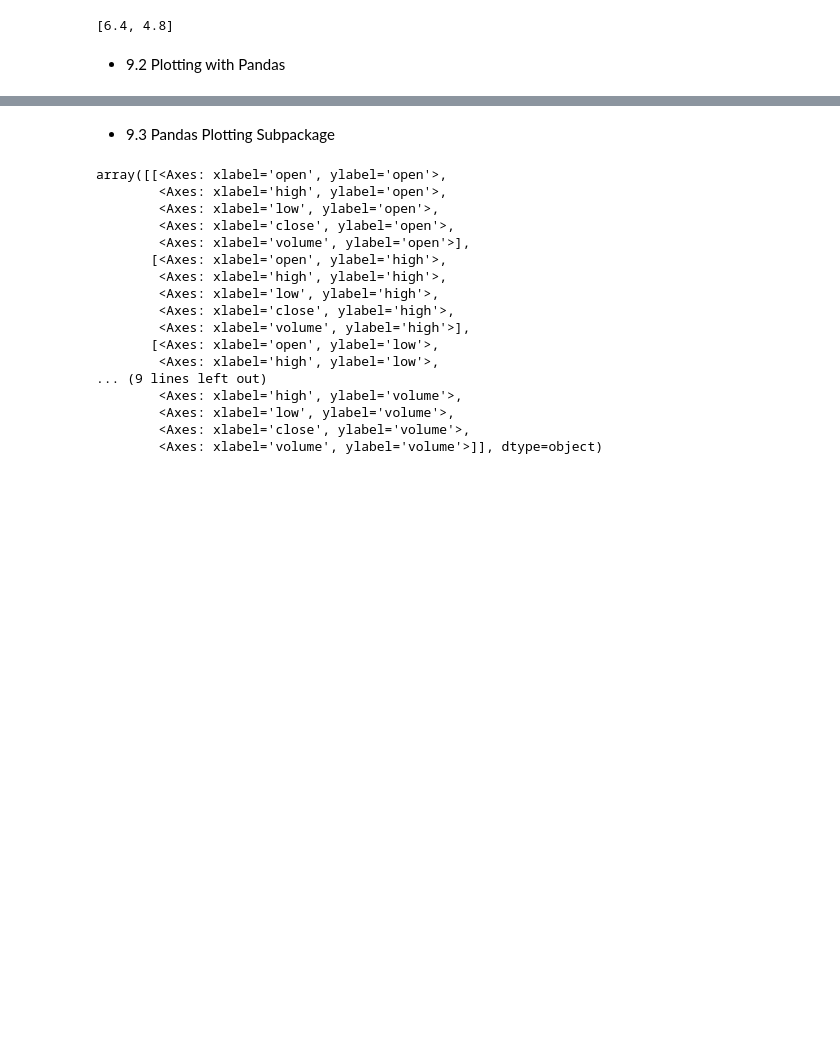
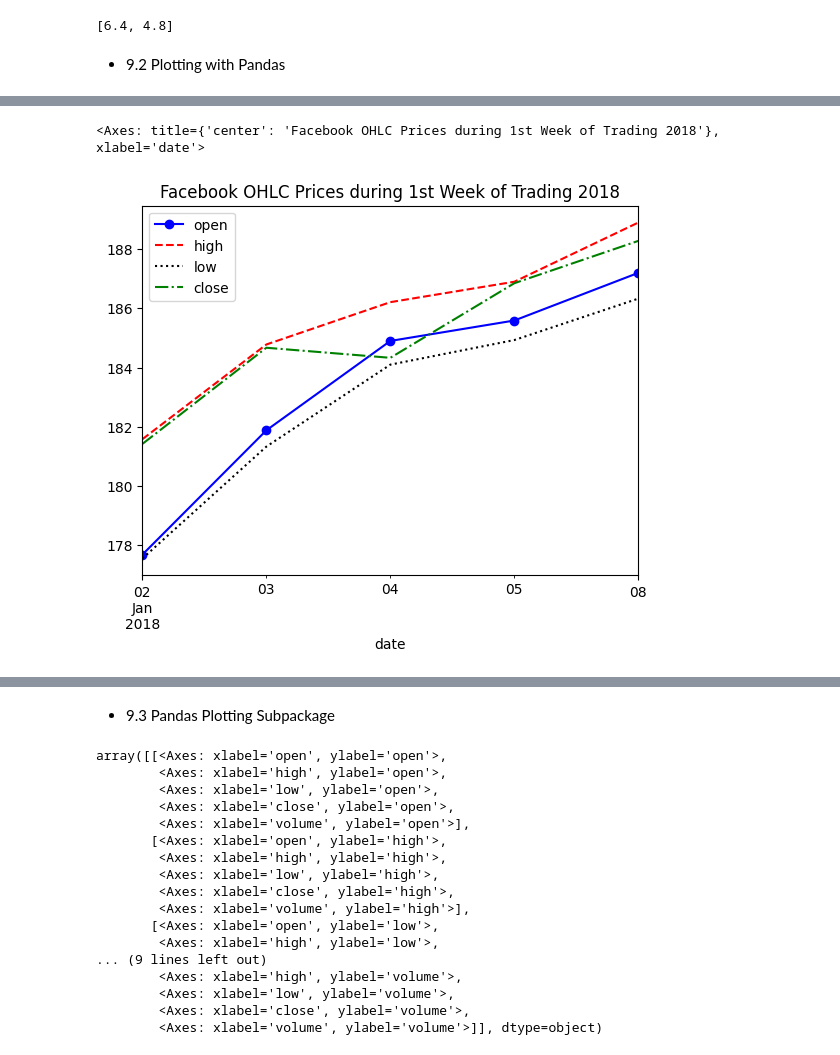
Before and after one commit to qlg-bermudez/CPE-311-Computational-Thinking-with-Python, a Jupyter notebook: CPE311_HOA9.1_BermudezLorenzo.ipynb, the cells around one changed output, grey strips where cells are left out. Cells and saved outputs as stored; diff of their text form; code cells hidden in the pictures; blank space fills up the shorter version.

```diff
--- a/CPE311_HOA9.1_BermudezLorenzo.ipynb
+++ b/CPE311_HOA9.1_BermudezLorenzo.ipynb
@@ -155,0 +168,9 @@ quakes = pd.read_csv('earthquakes.csv')
+# %%
+fb.iloc[:5,].plot(
+y=['open', 'high', 'low', 'close'],
+style=['b-o', 'r--', 'k:', 'g-.'],
+title='Facebook OHLC Prices during 1st Week of Trading 2018'
+)
+# %% [output]
+<Axes: title={'center': 'Facebook OHLC Prices during 1st Week of Trading 2018'}, xlabel='date'>
+[figure, added]
```
Also changed, not shown: parts of 10 cells of this notebook.
